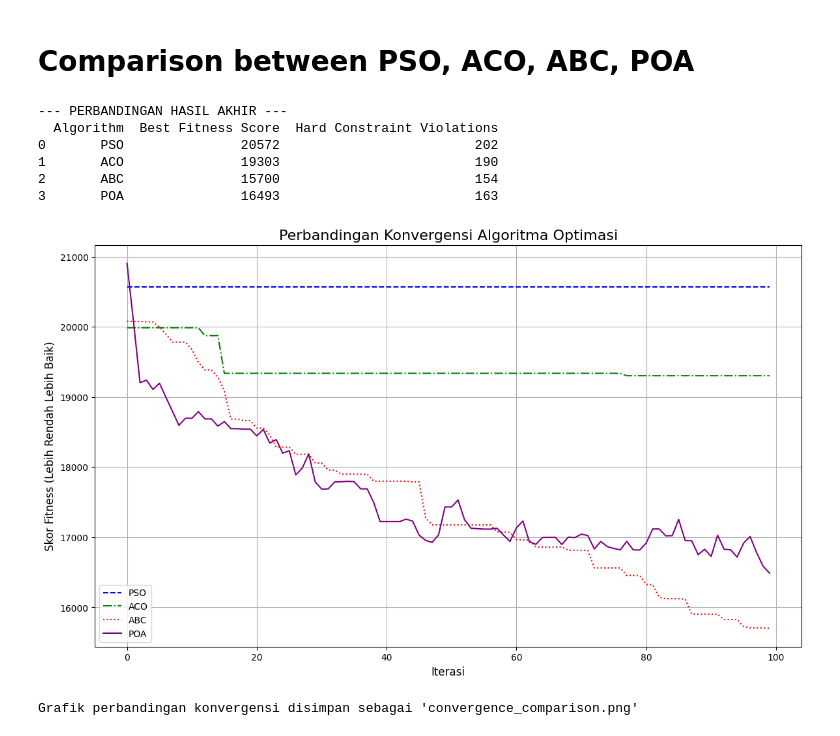
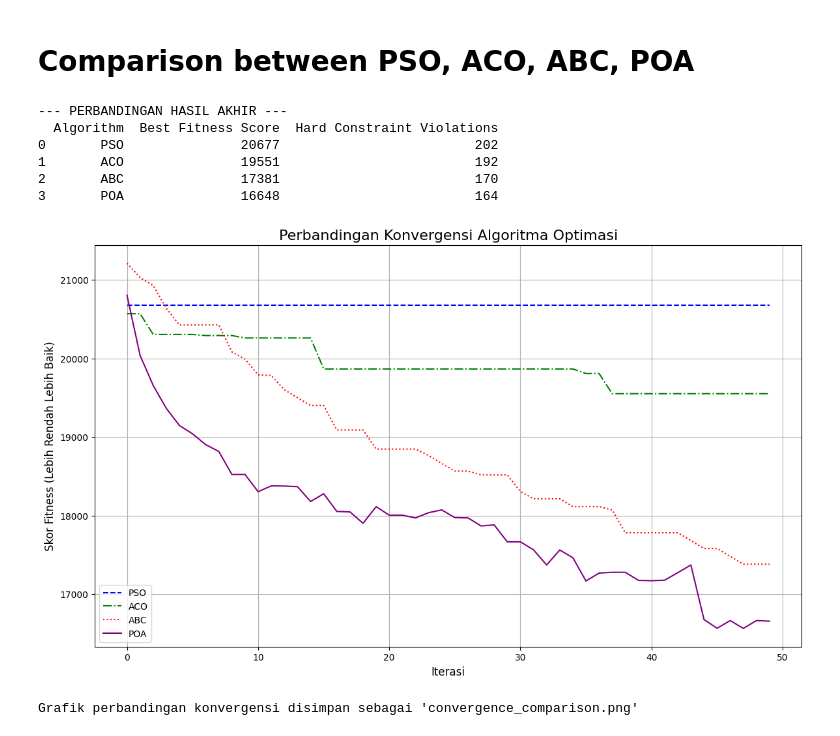
Before and after one commit to Ghatfaner/Scheduling_Puma_Optimizer, a Jupyter notebook: notebooks/pso_aco_abc_puma.ipynb, the cells around one changed output. Drawn from its saved outputs; the diff is of its cells as text; code cells hidden in the pictures.

Commit message:
[add] new iteration 50,100,200 of pso, aco, abc, poa

```diff
--- a/notebooks/pso_aco_abc_puma.ipynb
+++ b/notebooks/pso_aco_abc_puma.ipynb
@@ -231,7 +231,7 @@ def pso_optimizer(courses, rooms_reg, rooms_lab, times, df_ruang_details, time_s
 # %%
 print("\n--- Menjalankan Particle Swarm Optimization ---")
 PSO_PARTICLES = 50
-PSO_ITERATIONS = 100
+PSO_ITERATIONS = 50
 
 pso_best_schedule, pso_fitness, pso_violations, pso_history = pso_optimizer(
     list_mk_unique, ruang_reguler, ruang_lab, time_slots, df_ruang, time_slots,
@@ -344,7 +344,7 @@ def aco_optimizer(courses, rooms_reg, rooms_lab, times, df_ruang_details, time_s
 # %%
 print("\n--- Menjalankan Ant Colony Optimization ---")
 ACO_ANTS = 50
-ACO_ITERATIONS = 100
+ACO_ITERATIONS = 50
 
 aco_best_schedule, aco_fitness, aco_violations, aco_history = aco_optimizer(
     list_mk_unique, ruang_reguler, ruang_lab, time_slots, df_ruang, time_slots,
@@ -461,7 +461,7 @@ def abc_optimizer(courses, rooms_reg, rooms_lab, times, df_ruang_details, time_s
 # %%
 print("\n--- Menjalankan Artificial Bee Colony Optimization ---")
 ABC_BEES = 50
-ABC_ITERATIONS = 100
+ABC_ITERATIONS = 50
 ABC_LIMIT = 50
 
 abc_best_schedule, abc_fitness, abc_violations, abc_history = abc_optimizer(
@@ -597,0 +600,16 @@ Jadwal terbaik dari POA disimpan sebagai 'jadwal_poa.csv'
+# %%
+print("\n--- Menjalankan Puma Optimization Algorithm ---")
+POA_POPULATION = 100
+POA_GENERATIONS = 200
+POA_MUTATION_RATE = 0.2
+
+poa_best_schedule, poa_fitness, poa_violations, poa_history = poa_optimizer(
+    list_mk_unique, ruang_reguler, ruang_lab, time_slots, df_ruang, time_slots,
+    n_population=POA_POPULATION, n_generations=POA_GENERATIONS, mutation_rate=POA_MUTATION_RATE
+)
+
+print("\n--- Hasil POA ---")
+print(f"Skor Fitness Terbaik: {poa_fitness}")
+print(f"Jumlah Pelanggaran Hard Constraint: {poa_violations}")
+pd.DataFrame(poa_best_schedule).to_csv('jadwal_poa.csv', index=False)
+print("Jadwal terbaik dari POA disimpan sebagai 'jadwal_poa.csv'")
@@ -600,35 +636,36 @@ Jadwal terbaik dari POA disimpan sebagai 'jadwal_poa.csv'
 # %%
 print("\n--- PERBANDINGAN HASIL AKHIR ---")
 results = {
     "Algorithm": ["PSO", "ACO", "ABC", "POA"],
     "Best Fitness Score": [pso_fitness, aco_fitness, abc_fitness, poa_fitness],
     "Hard Constraint Violations": [pso_violations, aco_violations, abc_violations, poa_violations]
 }
 df_results = pd.DataFrame(results)
 print(df_results.to_string())
 
 # Plotting Konvergensi
 plt.figure(figsize=(14, 8))
 plt.plot(pso_history, label="PSO", color="blue", linestyle='--')
 plt.plot(aco_history, label="ACO", color="green", linestyle='-.')
 plt.plot(abc_history, label="ABC", color="red", linestyle=':')
 plt.plot(poa_history, label="POA", color="purple", linestyle='-')
 
 plt.title("Perbandingan Konvergensi Algoritma Optimasi", fontsize=16)
 plt.xlabel("Iterasi", fontsize=12)
 plt.ylabel("Skor Fitness (Lebih Rendah Lebih Baik)", fontsize=12)
 plt.legend()
 plt.grid(True)
-plt.savefig("convergence_comparison_3.png")
+img = 4
+plt.savefig("convergence_comparison_{img}.png")
 plt.show()
 
 print("\nGrafik perbandingan konvergensi disimpan sebagai 'convergence_comparison.png'")
 # %% [output]
 --- PERBANDINGAN HASIL AKHIR ---
   Algorithm  Best Fitness Score  Hard Constraint Violations
-0       PSO               20572                         202
-1       ACO               19303                         190
-2       ABC               15700                         154
-3       POA               16493                         163
+0       PSO               20677                         202
+1       ACO               19551                         192
+2       ABC               17381                         170
+3       POA               16648                         164
-[figure, old version]
+[figure, new version]
 Grafik perbandingan konvergensi disimpan sebagai 'convergence_comparison.png'
```
Also changed, not shown: parts of 6 cells of this notebook, 26 other files.
